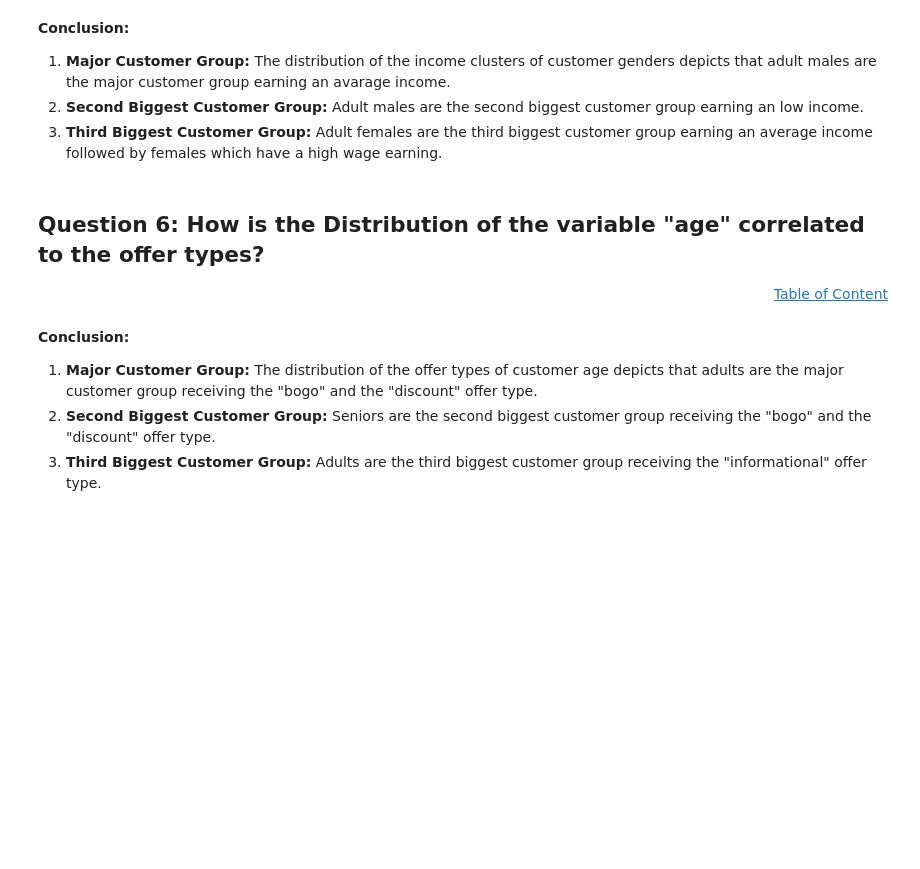
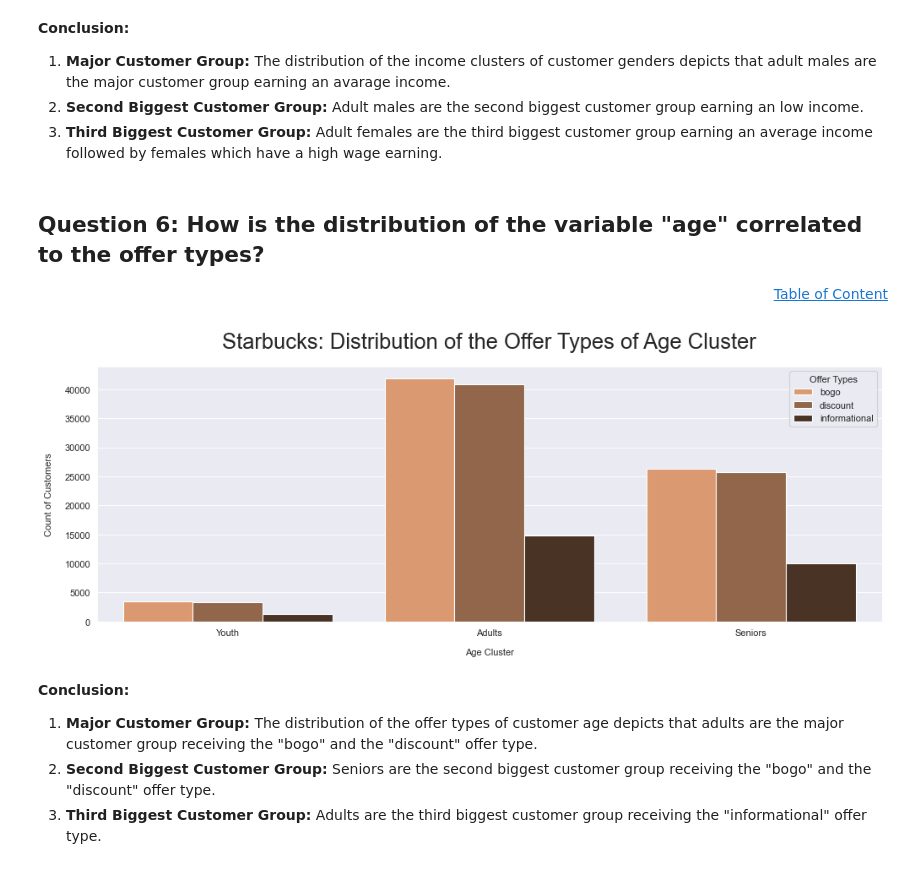
Before and after one commit to SebastianHess/Capstone_Project_Starbucks_Challenge, a Jupyter notebook: Starbucks_Capstone_notebook.ipynb, the cells around one changed output. Cells and saved outputs as stored; diff of their text form; code cells hidden in the pictures; blank space fills up the shorter version.

```diff
--- a/Starbucks_Capstone_notebook.ipynb
+++ b/Starbucks_Capstone_notebook.ipynb
@@ -1356,7 +1674,7 @@ plt.savefig('pics/plot_q5_income_cluster.png', dpi=300, bbox_inches = "tight");
 3. **Third Biggest Customer Group:** Adult females are the third biggest customer group earning an average income followed by females which have a high wage earning.
 # %% [markdown]
 <a id='sec2_26'></a>
-## Question 6:  How is the Distribution of the variable "age" correlated to the offer types?
+## Question 6:  How is the distribution of the variable "age" correlated to the offer types?
 <div style="text-align: right"><right><a href="#top">Table of Content</a></div>
 # %%
 # Creating clusters for the age
@@ -1365,20 +1683,22 @@ df_data_q6['age_cluster'] = df_data_q4['age_cluster']
 # %%
 # Calling the function"f_fig_axes()"
 f_fig_axes()
 
 # Plotting income cluster of customer genders.
 plot_q6 = sns.countplot(data=df_data_q6, x='age_cluster', hue='offer_type', palette='copper_r')
 
 # Defining the title, the lables and the ticks
-plt.title('Starbucks: Distribution of the Offer Types of Customer Age', fontsize=23, y=1.05)
-plt.xlabel('Gender', labelpad=12)
+plt.title('Starbucks: Distribution of the Offer Types of Age Cluster', fontsize=23, y=1.05)
+plt.xlabel('Age Cluster', labelpad=12)
 plt.ylabel('Count of Customers', labelpad=12)
 
 # Defining legend
 plt.legend(title='Offer Types', loc='upper right')
 
 # Saving the plot as a picture
-plt.savefig('pics/plot_q6_age_cluster.png', dpi=300, bbox_inches = "tight");
+plt.savefig('pics/plot_q6_offer_type_age_cluster.png', dpi=300, bbox_inches = "tight");
+# %% [output]
+[figure, added]
 # %% [markdown]
 **Conclusion:**
 1. **Major Customer Group:** The distribution of the offer types of customer age depicts that adults are the major customer group receiving the "bogo" and the "discount" offer type.
```
Also changed, not shown: parts of 233 cells of this notebook.
